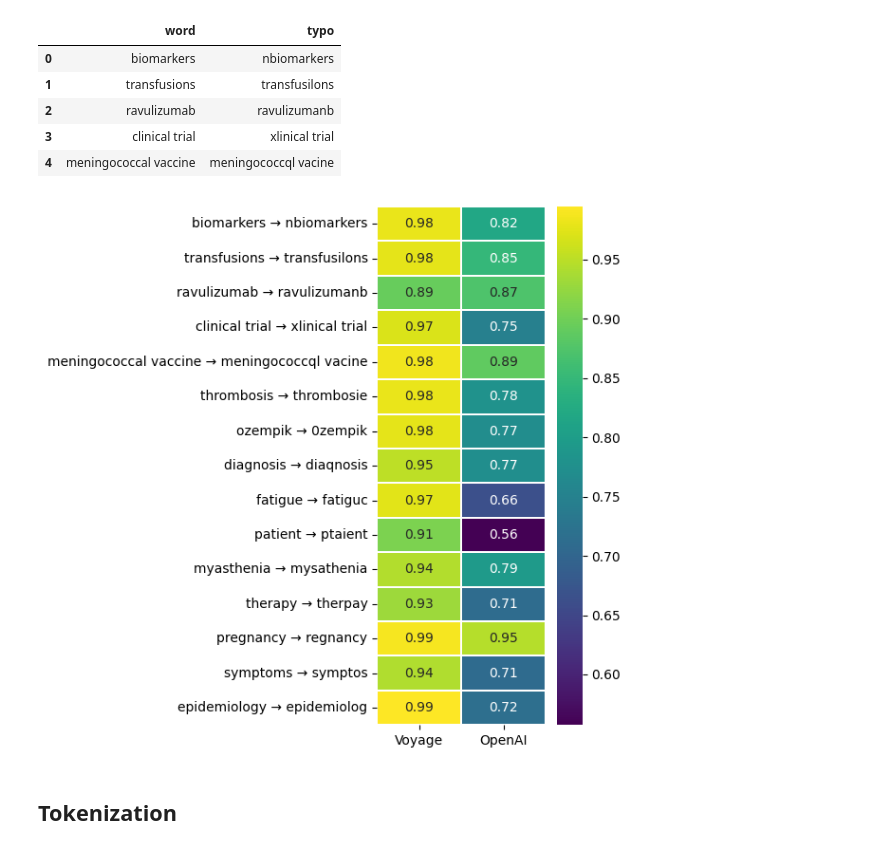
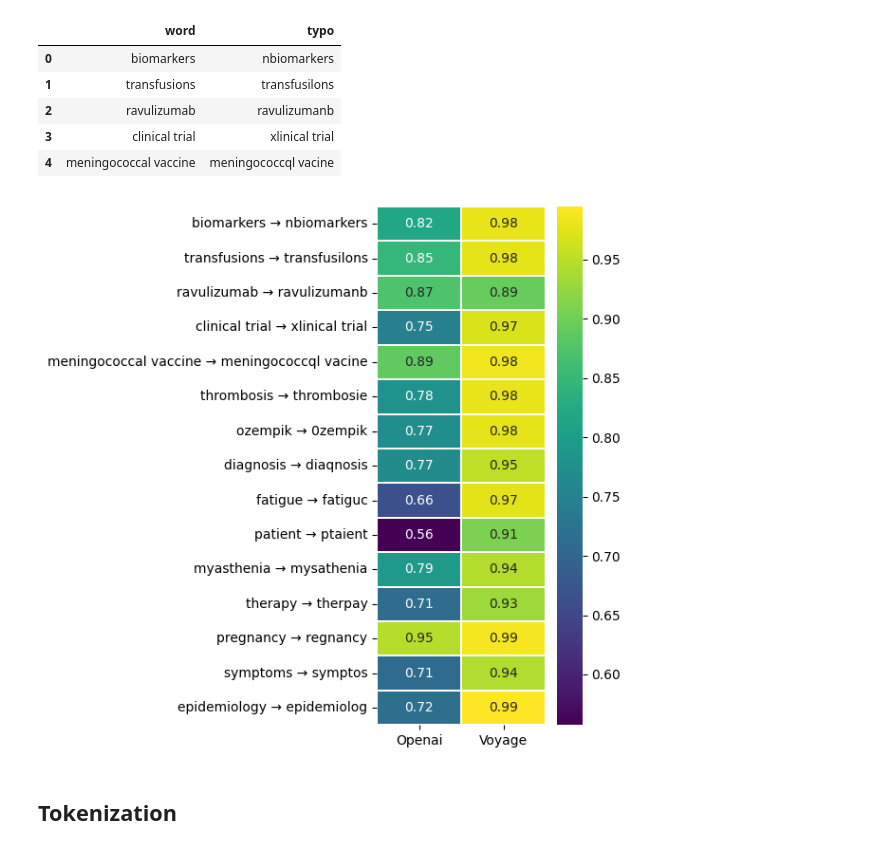
Before and after one commit to chakchurina/embedding-model-selection, a Jupyter notebook: embedding_analysis.ipynb, the cells around one changed output. Cells and saved outputs as stored; diff of their text form; code cells hidden in the pictures.

```diff
--- a/embedding_analysis.ipynb
+++ b/embedding_analysis.ipynb
@@ -130,14 +181,11 @@ methods = [
 ]
 # %%
-# todo look at that
-
-def get_embeddings(texts, model, batch_size=100):
+def get_embeddings(texts, model, method, batch_size=100):
     embeddings = []
-
-    for i in tqdm(range(0, len(texts), batch_size), desc="Processing batches"):
+    for i in tqdm(range(0, len(texts), batch_size), desc=f"Processing {model}"):
         batch_texts = texts[i:i + batch_size]
-        embeddings += model(batch_texts)
-
+        batch_embeddings = method(batch_texts)
+        embeddings.extend(batch_embeddings)
     return embeddings
 # %% [markdown]
 # Queries embeddings
@@ -164,19 +212,17 @@ queries_df.head()
 | 3 | Addressing IVN in the treatment a... | Intravascular hemolysis as a fact... |
 | 4 | Do high D dimer levels influence ... | What is the relationship between ... |
 # %%
-plt.figure(figsize=(14, 6))
+plt.figure(figsize=(18, 11))
 
-for i, (title, method) in enumerate(methods, start=1):
-    # todo shouldn't it be symmetrical?
-
-    embeddings_q1 = get_embeddings(queries_df["question 1"].tolist(), method)
-    embeddings_q2 = get_embeddings(queries_df["question 2"].tolist(), method)
+for i, (model, method, _) in enumerate(methods, start=1):
+    embeddings_q1 = get_embeddings(queries_df["question 1"].tolist(), model, method)
+    embeddings_q2 = get_embeddings(queries_df["question 2"].tolist(), model, method)
 
     similarity_matrix = cosine_similarity(embeddings_q1, embeddings_q2)
 
-    plt.subplot(1, 2, i)
+    plt.subplot(2, 3, i)  # line, columns, i
     sns.heatmap(similarity_matrix, annot=True, fmt=".2f", cmap='viridis', cbar=True, vmin=0, vmax=1)
-    plt.title(title)
+    plt.title(model)
 
     plt.xlabel('Question 2')
     plt.ylabel('Question 1')
@@ -209,5 +246,8 @@ from sklearn.metrics import adjusted_rand_score, silhouette_score
 # %%
 documents_df = pd.read_csv('data/diabetes.csv')
+# %%
+# todo remove
+documents_df = documents_df.groupby('category').apply(lambda x: x.sample(n=100, random_state=42)).reset_index(drop=True)
 # %%
 # todo should this be balanced?
 
@@ -221,3 +261,4 @@ lada            109
 Name: count, dtype: int64
 # %%
-documents_df['voyage'] = get_embeddings(documents_df['text'].tolist(), get_voyageai)
+for model, method, batch_size in methods:
+    documents_df[model] = get_embeddings(documents_df['text'].tolist(), model, method, batch_size)
@@ -365,23 +332,23 @@ typos_df.head()
 | 4 | meningococcal vaccine | meningococcql vacine |
 # %%
 for model, method, _ in methods:
-    embeddings_original = get_embeddings(typos_df["word"].tolist(), method)
-    embeddings_typos = get_embeddings(typos_df["typo"].tolist(), method)
+    embeddings_original = get_embeddings(typos_df["word"].tolist(), model, method)
+    embeddings_typos = get_embeddings(typos_df["typo"].tolist(), model, method)
     similarity_scores = np.diag(cosine_similarity(embeddings_original, embeddings_typos))
 
     typos_df[model] = similarity_scores
 
 yticklabels = [f"{row['word']} → {row['typo']}" for _, row in typos_df.iterrows()]
-scores_matrix = typos_df[["voyage", "openai"]].values
+scores_matrix = typos_df[[model for model, _, _ in methods]].values
 
 fig, ax = plt.subplots(figsize=(6, len(typos_df) * 0.4))
 sns.heatmap(scores_matrix, annot=True, fmt=".2f", yticklabels=yticklabels,
-            xticklabels=["Voyage", "OpenAI"], cmap='viridis', linewidths=.25, ax=ax)
+            xticklabels=[model.capitalize() for model, _, _ in methods], cmap='viridis', linewidths=.25, ax=ax)
 
 plt.tight_layout()
 plt.show()
 # %% [output]
-[figure, old version]
+[figure, new version]
 # %% [markdown]
 ## Tokenization
 # %%
```
Also changed, not shown: parts of 32 cells of this notebook.
